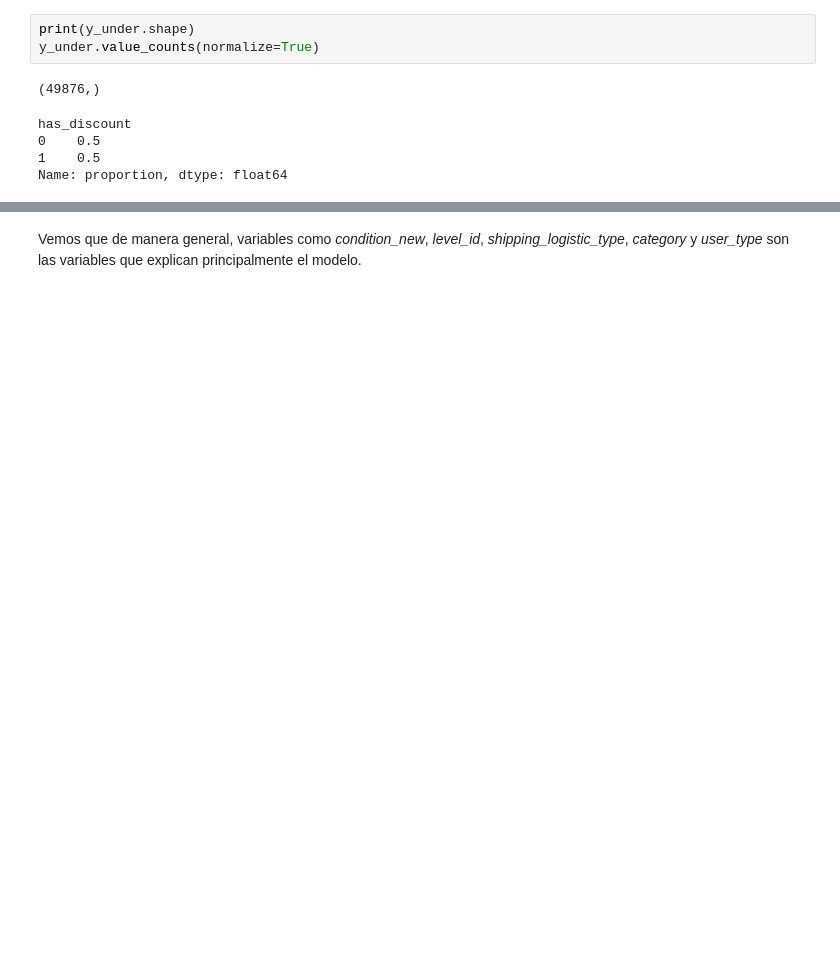
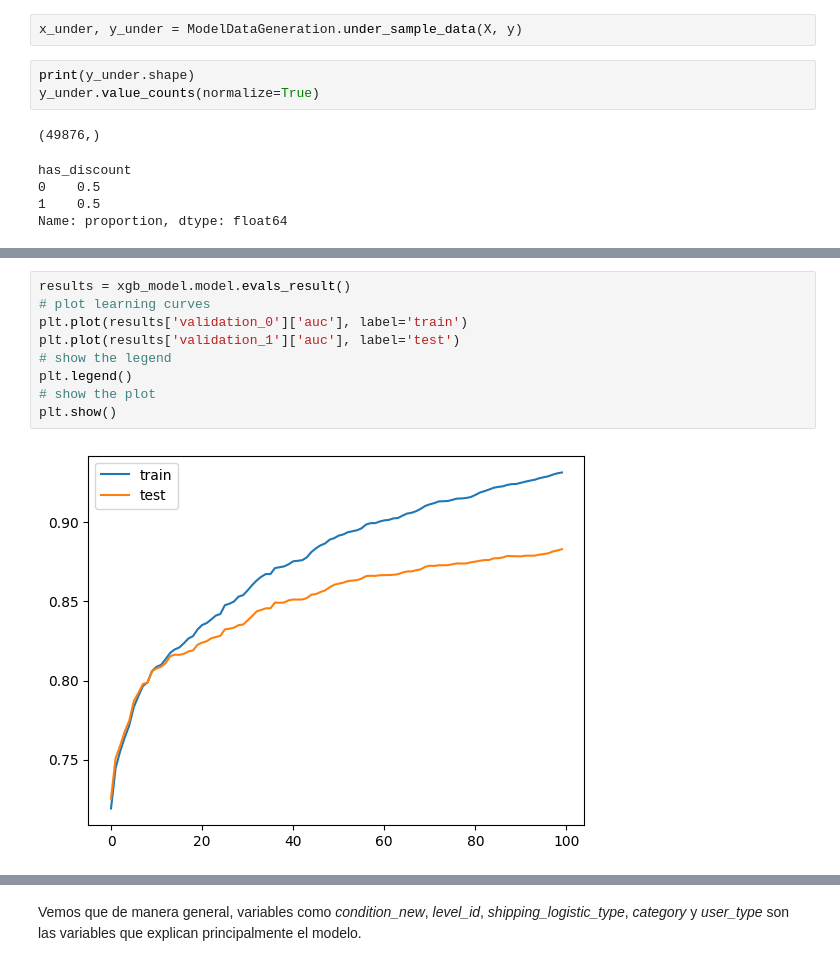
Before and after one commit to icaro1518/ml_discounts, a Jupyter notebook: 4_models.ipynb, the cells around one changed output, grey strips where cells are left out. Drawn from its saved outputs; the diff is of its cells as text; blank space fills up the shorter version.

```diff
--- a/4_models.ipynb
+++ b/4_models.ipynb
@@ -85,3 +80,5 @@ x_under, y_under = undersample.fit_resample(X, y)
+# %%
+x_under, y_under = ModelDataGeneration.under_sample_data(X, y)
 # %%
 print(y_under.shape)
 y_under.value_counts(normalize=True)
@@ -134 +159,12 @@ El AUC score es de 0.796318248422217
+# %%
+results = xgb_model.model.evals_result()
+# plot learning curves
+plt.plot(results['validation_0']['auc'], label='train')
+plt.plot(results['validation_1']['auc'], label='test')
+# show the legend
+plt.legend()
+# show the plot
+plt.show()
+# %% [output]
+[figure, added]
 # %% [markdown]
```
Also changed, not shown: parts of 80 cells of this notebook, 2 other files.
